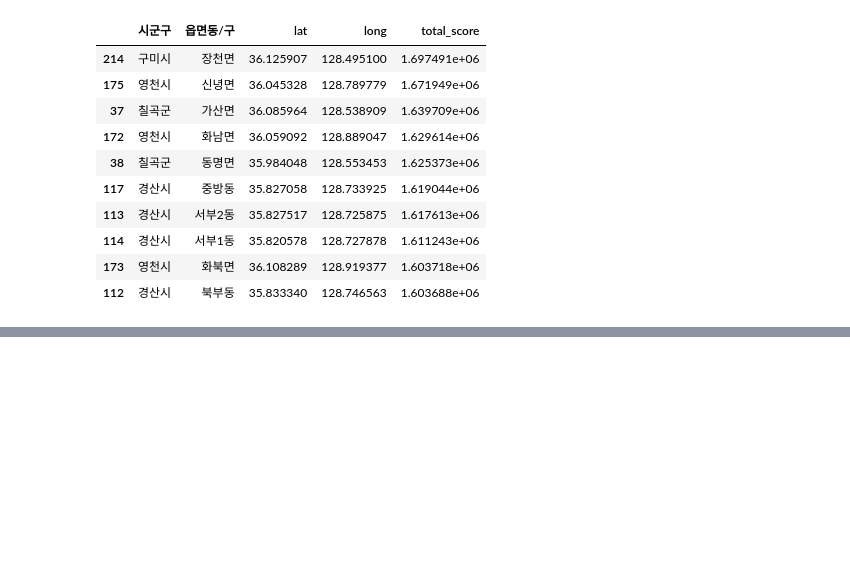
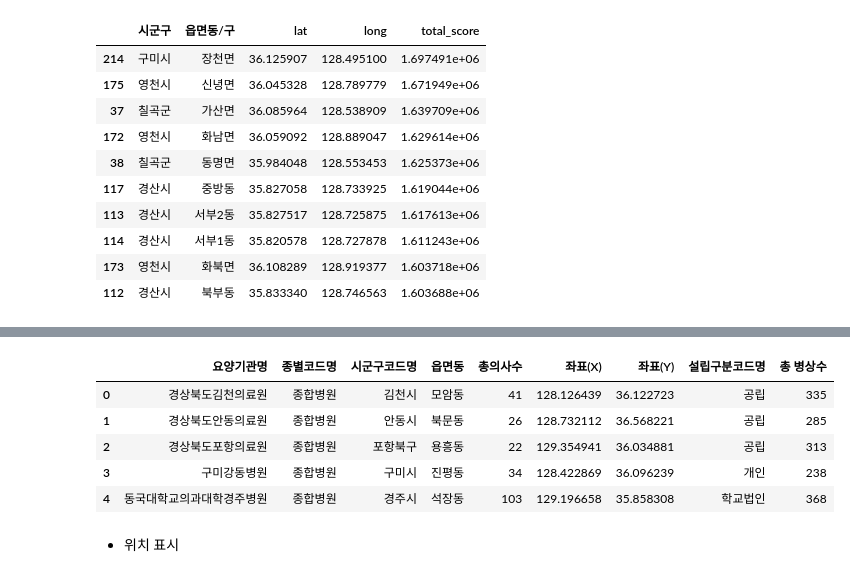
Before and after one commit to crpAsian/works, a Jupyter notebook: gb_cals/gb_cals.ipynb, the cells around one changed output, grey strips where cells are left out. Cells and saved outputs as stored; diff of their text form; code cells hidden in the pictures; blank space fills up the shorter version.

Commit message:
종합병원 분석 시작

```diff
--- a/gb_cals/gb_cals.ipynb
+++ b/gb_cals/gb_cals.ipynb
@@ -697,0 +692,18 @@ m
+# %%
+gen_hos_geos = m_merged[m_merged['종별코드명']=='종합병원'].drop_duplicates(subset='암호화요양기호',
+                                                                   keep='first', ignore_index=True)
+gen_hos_geos = gen_hos_geos.iloc[:, 1:]
+# %%
+gen_hos_geos = gen_hos_geos[['요양기관명', '종별코드명', '시군구코드명', '읍면동',
+             '총의사수', '좌표(X)', '좌표(Y)', '설립구분코드명',
+             '총 병상수']]
+gen_hos_geos.head()
+# %% [output]
+|  | 요양기관명 | 종별코드명 | 시군구코드명 | 읍면동 | 총의사수 | 좌표(X) | 좌표(Y) | 설립구분코드명 | 총 병상수 |
+| 0 | 경상북도김천의료원 | 종합병원 | 김천시 | 모암동 | 41 | 128.126439 | 36.122723 | 공립 | 335 |
+| 1 | 경상북도안동의료원 | 종합병원 | 안동시 | 북문동 | 26 | 128.732112 | 36.568221 | 공립 | 285 |
+| 2 | 경상북도포항의료원 | 종합병원 | 포항북구 | 용흥동 | 22 | 129.354941 | 36.034881 | 공립 | 313 |
+| 3 | 구미강동병원 | 종합병원 | 구미시 | 진평동 | 34 | 128.422869 | 36.096239 | 개인 | 238 |
+| 4 | 동국대학교의과대학경주병원 | 종합병원 | 경주시 | 석장동 | 103 | 129.196658 | 35.858308 | 학교법인 | 368 |
+# %% [markdown]
+- 위치 표시
```
Also changed, not shown: parts of 7 cells of this notebook, 1 other file.
